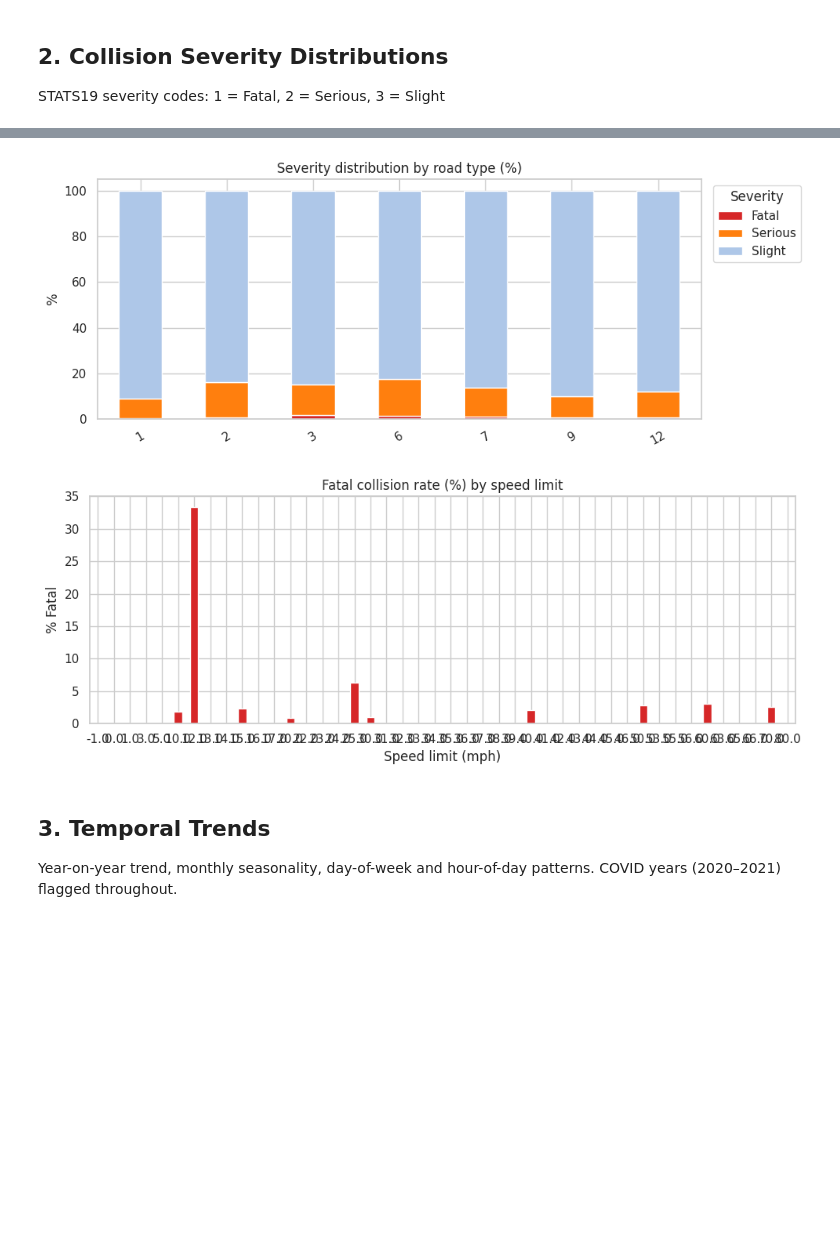
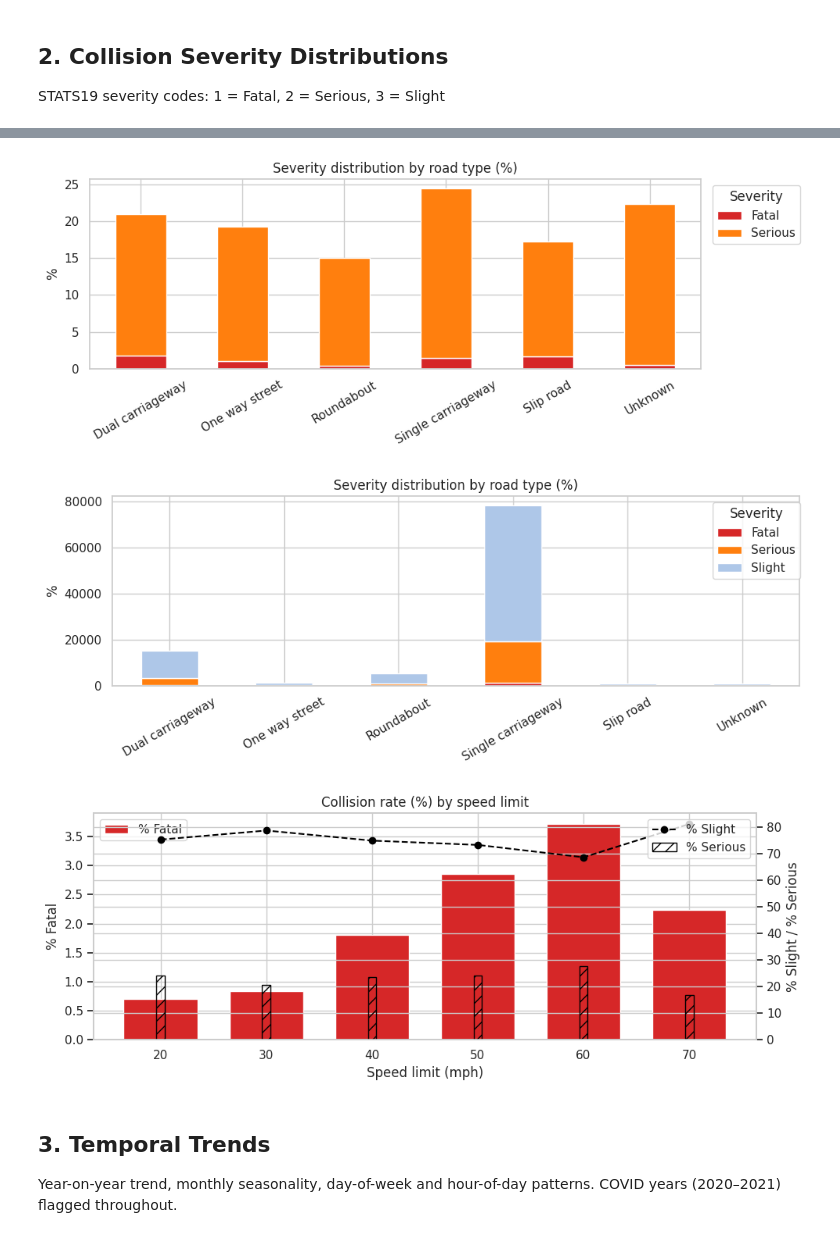
Before and after one commit to ThomasHSimm/road_risk_analysis, a Jupyter notebook: notebooks/01_eda_stats19.ipynb, the cells around one changed output, grey strips where cells are left out. Cells and saved outputs as stored; diff of their text form; code cells hidden in the pictures; blank space fills up the shorter version.

```diff
--- a/notebooks/01_eda_stats19.ipynb
+++ b/notebooks/01_eda_stats19.ipynb
@@ -172,24 +159,38 @@ plt.show()
 # %%
 # Severity by road type
+road_type_lookup = get_lookup("road_type")
+collisions["road_type_label"] = collisions["road_type"].map(road_type_lookup)
+
 sev_road = (
-    collisions.groupby(["road_type", "severity_label"])
+    collisions.groupby(["road_type_label", "severity_label"])
     .size()
     .unstack(fill_value=0)
     .reindex(columns=["Fatal", "Serious", "Slight"])
 )
 sev_road_pct = sev_road.div(sev_road.sum(axis=1), axis=0) * 100
 
-sev_road_pct.plot(kind="bar", stacked=True, figsize=(10, 4),
+sev_road_pct.iloc[:, :2].plot(kind="bar", stacked=True, figsize=(10, 4),
                   color=["#d62728", "#ff7f0e", "#aec7e8"], edgecolor="white")
 plt.title("Severity distribution by road type (%)")
 plt.xlabel("")
 plt.ylabel("%")
 plt.legend(title="Severity", bbox_to_anchor=(1.01, 1))
 plt.tick_params(axis="x", rotation=30)
 plt.tight_layout()
 plt.show()
+
+sev_road.plot(kind="bar", stacked=True, figsize=(10, 4),
+                  color=["#d62728", "#ff7f0e", "#aec7e8"], edgecolor="white")
+plt.title("Severity distribution by road type (%)")
+plt.xlabel("")
+plt.ylabel("%")
+plt.legend(title="Severity", bbox_to_anchor=(1.01, 1))
+plt.tick_params(axis="x", rotation=30)
+plt.tight_layout()
+plt.show()
 # %% [output]
-[figure, old version]
+[figure, new version]
+[figure, added]
 # %%
 # Severity by speed limit
 sev_speed = (
@@ -199,17 +200,49 @@ sev_speed = (
     .reindex(columns=["Fatal", "Serious", "Slight"])
 )
 fatal_rate = sev_speed["Fatal"] / sev_speed.sum(axis=1) * 100
+serious_rate = sev_speed["Serious"] / sev_speed.sum(axis=1) * 100
+slight_rate = sev_speed["Slight"] / sev_speed.sum(axis=1) * 100
 
 fig, ax = plt.subplots(figsize=(10, 4))
-fatal_rate.plot(kind="bar", ax=ax, color="#d62728", edgecolor="white")
-ax.set_title("Fatal collision rate (%) by speed limit")
+axR = ax.twinx()
+
+# slight_rate.plot(kind="line", ax=axR, color="#1f77b4")
+axR.plot(
+    slight_rate.index,
+    slight_rate.values,
+    color="black",
+    linestyle="--",
+    marker="o",
+    label="% Slight",
+)
+axR.bar(
+    serious_rate.index,
+    serious_rate.values,
+    color="none",
+    edgecolor="black",
+    hatch="//",
+    label="% Serious",
+)
+ax.bar(
+    fatal_rate.index,
+    fatal_rate.values,
+    color="#d62728",
+    edgecolor="white",
+    label="% Fatal",
+    width=7,
+)
+
+ax.set_title("Collision rate (%) by speed limit")
 ax.set_xlabel("Speed limit (mph)")
 ax.set_ylabel("% Fatal")
+axR.set_ylabel("% Slight / % Serious")
 ax.tick_params(axis="x", rotation=0)
+axR.legend(loc="upper right")
+ax.legend(loc="upper left")
 plt.tight_layout()
 plt.show()
 # %% [output]
-[figure, old version]
+[figure, new version]
 # %% [markdown]
 ## 3. Temporal Trends
 
```
Also changed, not shown: parts of 20 cells of this notebook, 1 other file.
